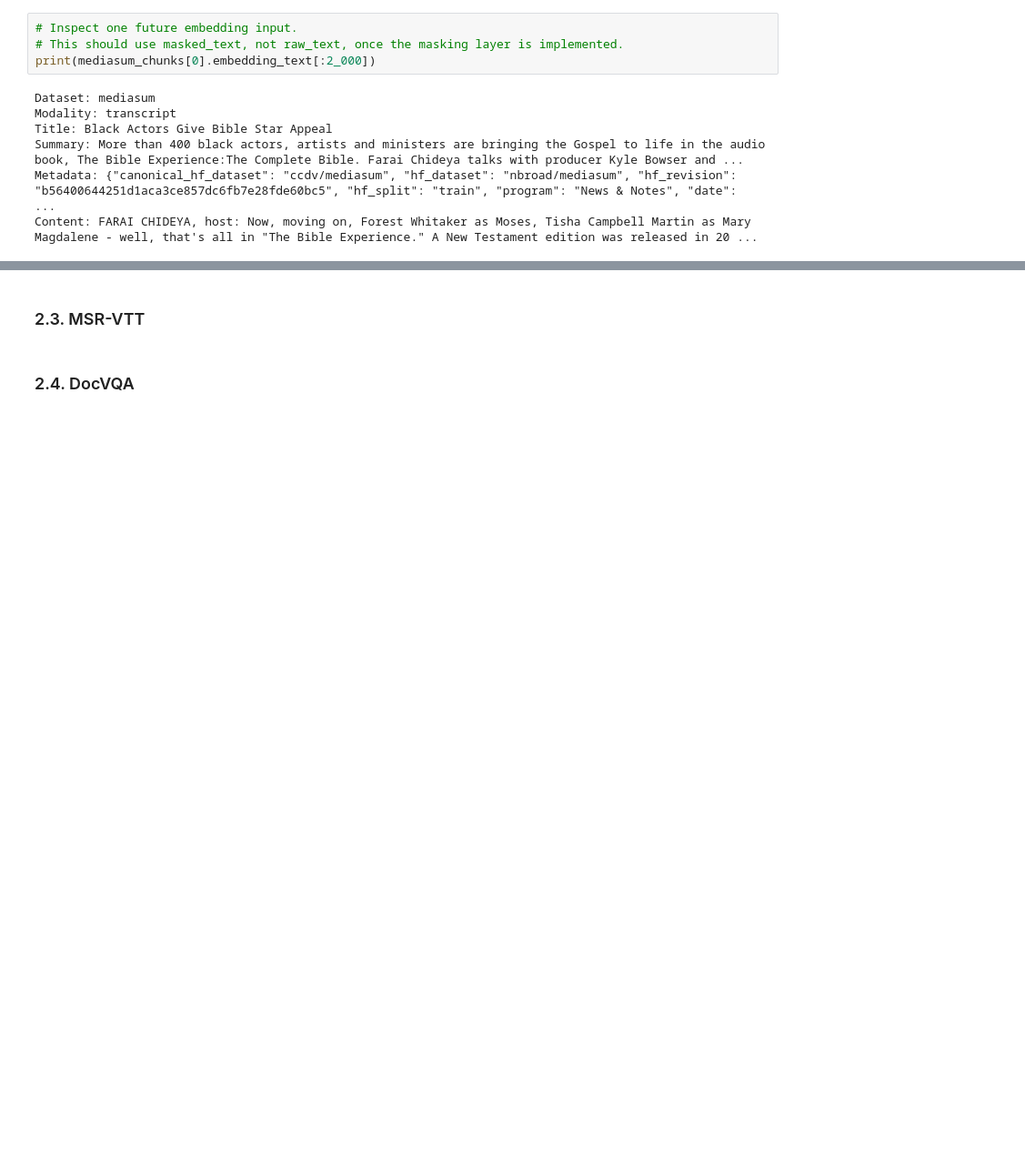
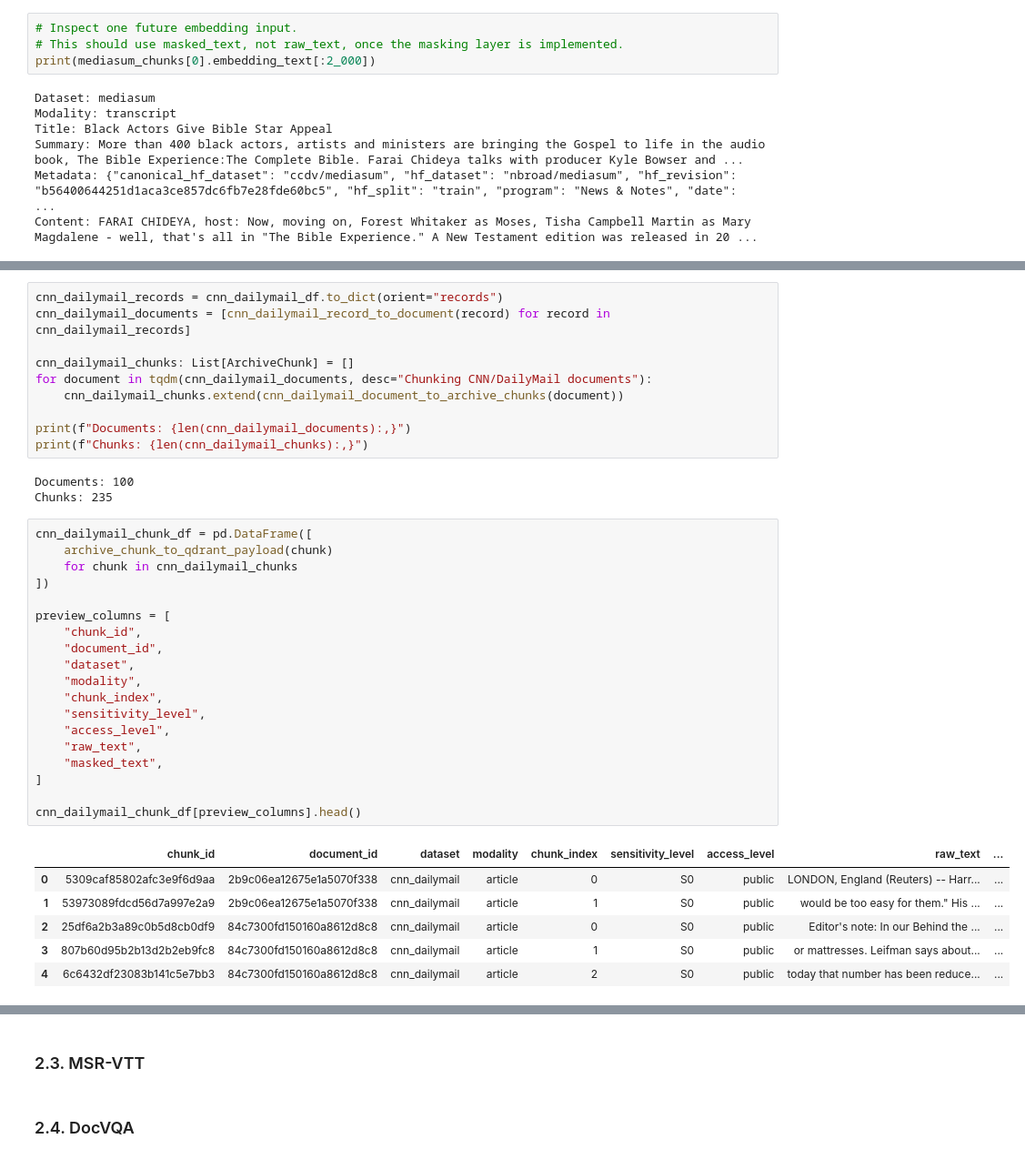
Before and after one commit to plminh-sdh/Design-and-Evaluation-of-Secure-Retrieval-Augmented-Systems-for-Large-Scale-Digital-Archives, a Jupyter notebook: Database.ipynb, the cells around one changed output, grey strips where cells are left out. Shown at 91% size. Drawn from its saved outputs; the diff is of its cells as text; blank space fills up the shorter version.

Commit message:
add data load and chunking for CNN dataset

```diff
--- a/Database.ipynb
+++ b/Database.ipynb
@@ -464,0 +586,39 @@ Content: FARAI CHIDEYA, host: Now, moving on, Forest Whitaker as Moses, Tisha Ca
+# %%
+cnn_dailymail_records = cnn_dailymail_df.to_dict(orient="records")
+cnn_dailymail_documents = [cnn_dailymail_record_to_document(record) for record in cnn_dailymail_records]
+
+cnn_dailymail_chunks: List[ArchiveChunk] = []
+for document in tqdm(cnn_dailymail_documents, desc="Chunking CNN/DailyMail documents"):
+    cnn_dailymail_chunks.extend(cnn_dailymail_document_to_archive_chunks(document))
+
+print(f"Documents: {len(cnn_dailymail_documents):,}")
+print(f"Chunks: {len(cnn_dailymail_chunks):,}")
+# %% [output]
+Documents: 100
+Chunks: 235
+# %%
+cnn_dailymail_chunk_df = pd.DataFrame([
+    archive_chunk_to_qdrant_payload(chunk)
+    for chunk in cnn_dailymail_chunks
+])
+
+preview_columns = [
+    "chunk_id",
+    "document_id",
+    "dataset",
+    "modality",
+    "chunk_index",
+    "sensitivity_level",
+    "access_level",
+    "raw_text",
+    "masked_text",
+]
+
+cnn_dailymail_chunk_df[preview_columns].head()
+# %% [output]
+|  | chunk_id | document_id | dataset | modality | chunk_index | sensitivity_level | access_level | raw_text | ... |
+| 0 | 5309caf85802afc3e9f6d9aa | 2b9c06ea12675e1a5070f338 | cnn_dailymail | article | 0 | S0 | public | LONDON, England (Reuters) -- Harr... | ... |
+| 1 | 53973089fdcd56d7a997e2a9 | 2b9c06ea12675e1a5070f338 | cnn_dailymail | article | 1 | S0 | public | would be too easy for them." His ... | ... |
+| 2 | 25df6a2b3a89c0b5d8cb0df9 | 84c7300fd150160a8612d8c8 | cnn_dailymail | article | 0 | S0 | public | Editor's note: In our Behind the ... | ... |
+| 3 | 807b60d95b2b13d2b2eb9fc8 | 84c7300fd150160a8612d8c8 | cnn_dailymail | article | 1 | S0 | public | or mattresses. Leifman says about... | ... |
+| 4 | 6c6432df23083b141c5e7bb3 | 84c7300fd150160a8612d8c8 | cnn_dailymail | article | 2 | S0 | public | today that number has been reduce... | ... |
```
Also changed, not shown: parts of 7 cells of this notebook, 1 other file.
